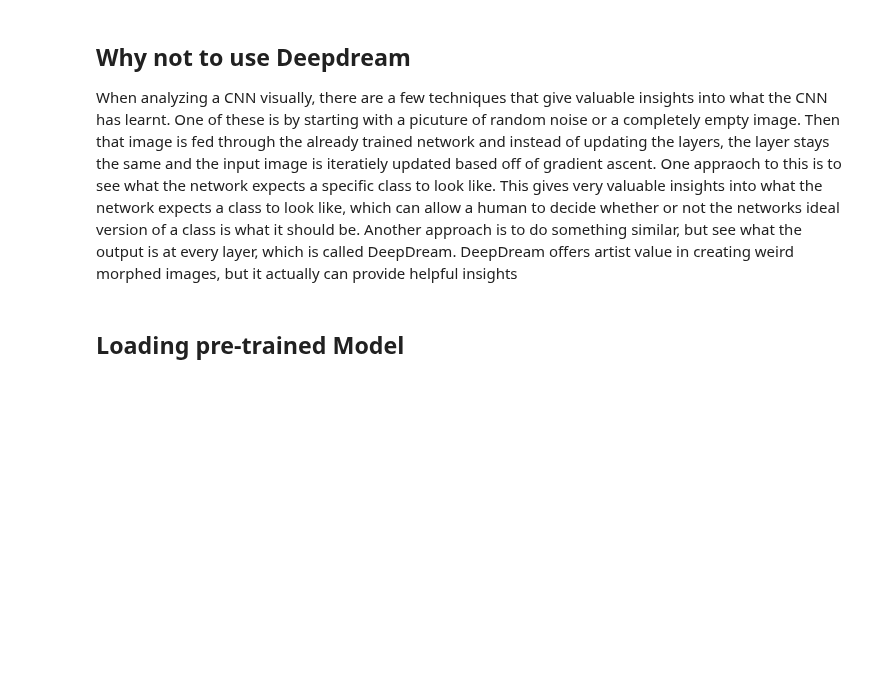
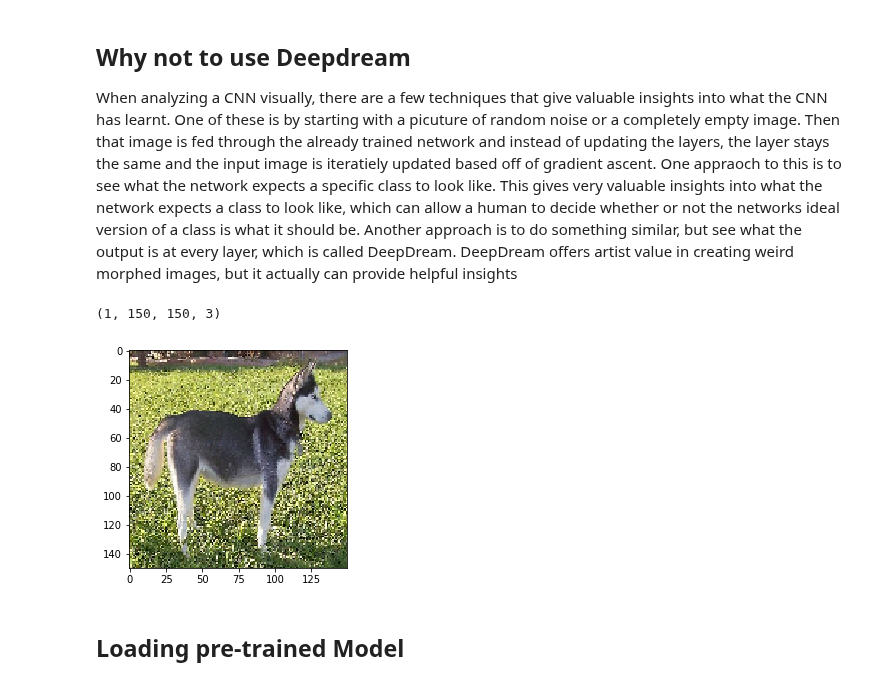
Before and after one commit to l1onh3art88/ml-lab2, a Jupyter notebook: 8000-lab1/CNN Visualization.ipynb, the cells around one changed output. Cells and saved outputs as stored; diff of their text form; code cells hidden in the pictures; blank space fills up the shorter version.

```diff
--- a/8000-lab1/CNN Visualization.ipynb
+++ b/8000-lab1/CNN Visualization.ipynb
@@ -9,6 +9,38 @@ Team:
 ## Why not to use Deepdream
 
 When analyzing a CNN visually, there are a few techniques that give valuable insights into what the CNN has learnt. One of these is by starting with a picuture of random noise or a completely empty image. Then that image is fed through the already trained network and instead of updating the layers, the layer stays the same and the input image is iteratiely updated based off of gradient ascent. One appraoch to this is to see what the network expects a specific class to look like. This gives very valuable insights into what the network expects a class to look like, which can allow a human to decide whether or not the networks ideal version of a class is what it should be. Another approach is to do something similar, but see what the output is at every layer, which is called DeepDream. DeepDream offers artist value in creating weird morphed images, but it actually can provide helpful insights
+# %%
+img_url = 'dog.jpg'
+
+# We preprocess the image into a 4D tensor
+from keras.preprocessing import image
+import numpy as np
+import requests
+from io import BytesIO
+from PIL import Image
+
+def load_image_as_array(url, size=(150, 150)):
+#     response = requests.get(url)
+    img = Image.open(img_url)
+    img = img.resize(size)
+    return np.array(img).astype(float)
+
+img_tensor = load_image_as_array(img_url)
+img_tensor = np.expand_dims(img_tensor, axis=0)
+# Remember that the model was trained on inputs
+# that were preprocessed in the following way:
+img_tensor /= 255.
+
+# Its shape is (1, 150, 150, 3)
+print(img_tensor.shape)
+
+import matplotlib.pyplot as plt
+
+plt.imshow(img_tensor[0])
+plt.show()
+# %% [output]
+(1, 150, 150, 3)
+[figure, added]
 # %% [markdown]
 ## Loading pre-trained Model
 # %%
```
Also changed, not shown: parts of 7 cells of this notebook, 1 other file.
